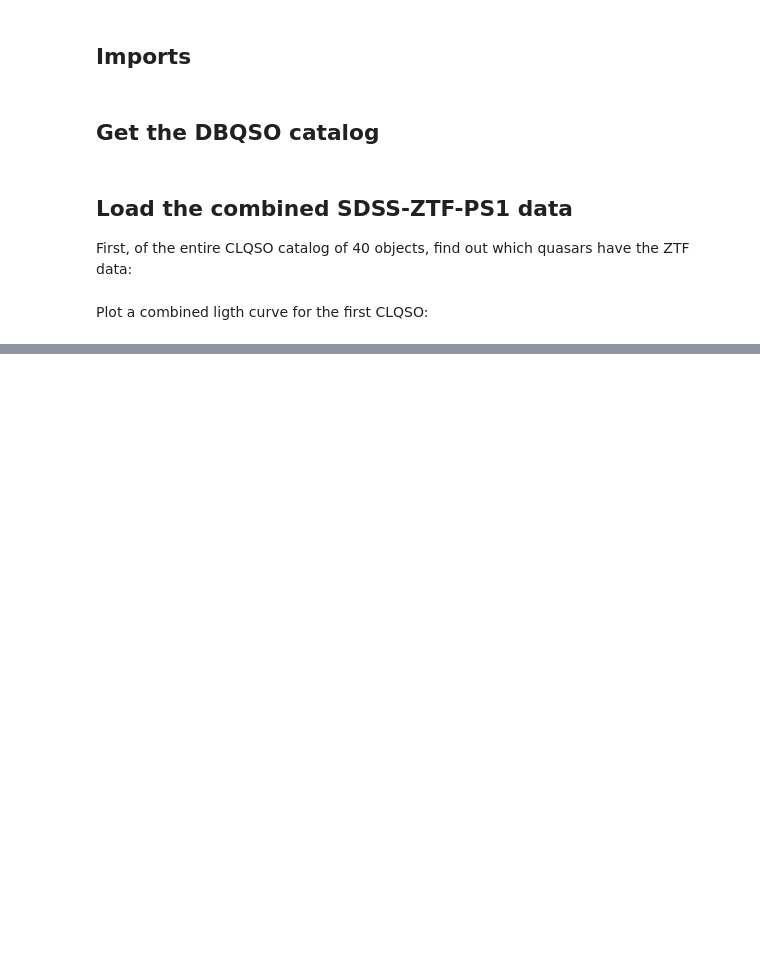
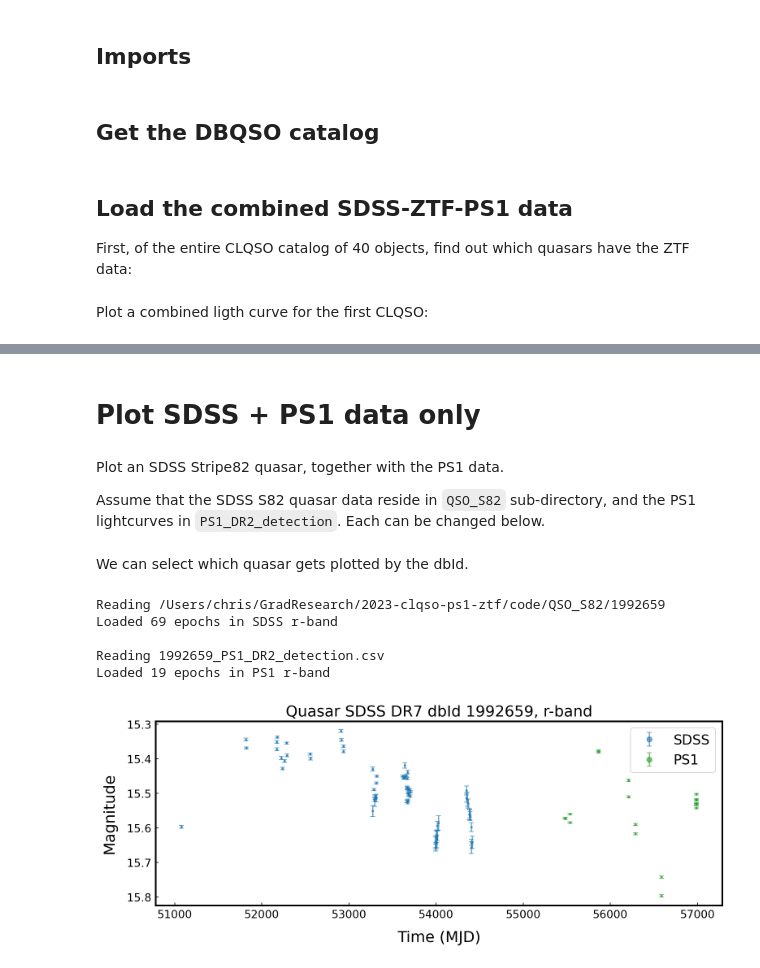
Before and after one commit to suberlak/2023-clqso-ps1-ztf, a Jupyter notebook: code/03_plot_lightcurves.ipynb, the cells around one changed output, grey strips where cells are left out. Drawn from its saved outputs; the diff is of its cells as text; code cells hidden in the pictures; blank space fills up the shorter version.

Commit message:
add function plotting only PS1 and SDSS lc

```diff
--- a/code/03_plot_lightcurves.ipynb
+++ b/code/03_plot_lightcurves.ipynb
@@ -76,0 +77,25 @@ Saved as sdss_ztf_ps1_00162_combined_.png in /Users/chris/GradResearch/2023-clqs
+# %% [markdown]
+# Plot SDSS + PS1 data  only
+# %% [markdown]
+Plot an SDSS Stripe82 quasar, together with the PS1 data.
+
+Assume that the SDSS S82 quasar data reside in `QSO_S82`  sub-directory, and the PS1 lightcurves in
+`PS1_DR2_detection`. Each can be changed below.
+# %%
+sdss_dr_path = os.path.join(os.getcwd(), 'QSO_S82')
+ps1_dr_path = os.path.join(os.getcwd(), 'PS1_DR2_detection')
+# %% [markdown]
+We can select  which quasar gets plotted by the dbId.
+# %%
+qso_ps1 = Table.read('ps1_top_10_brightest_S82.csv', format='csv')
+dbId = qso_ps1['target'][0]
+# %%
+data = func.load_ps1_sdss_data(dbId, sdss_dr_path,ps1_dr_path, filter_select='r')
+func.plot_sdss_ps1_data(data)
+# %% [output]
+Reading /Users/chris/GradResearch/2023-clqso-ps1-ztf/code/QSO_S82/1992659
+Loaded 69 epochs in SDSS r-band
+
+Reading 1992659_PS1_DR2_detection.csv
+Loaded 19 epochs in PS1 r-band
+[figure, added]
```
Also changed, not shown: parts of 3 cells of this notebook.
